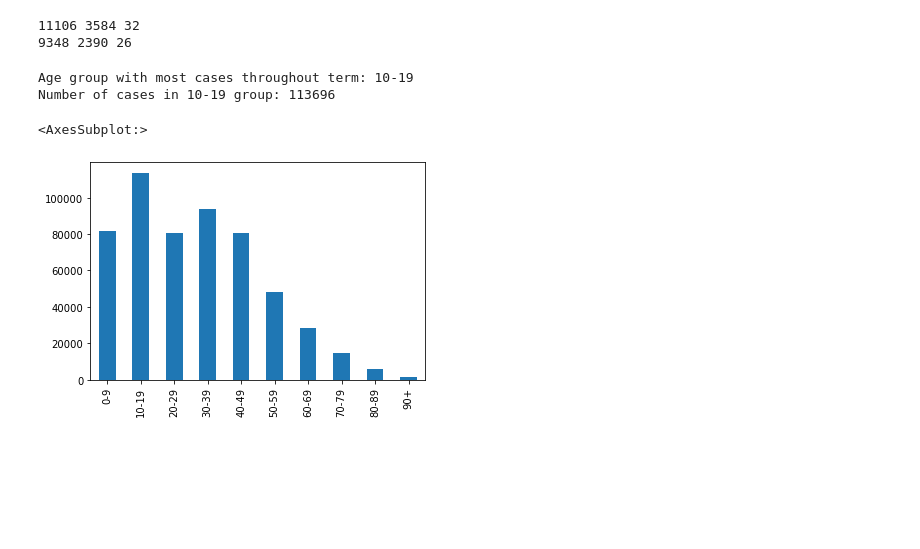
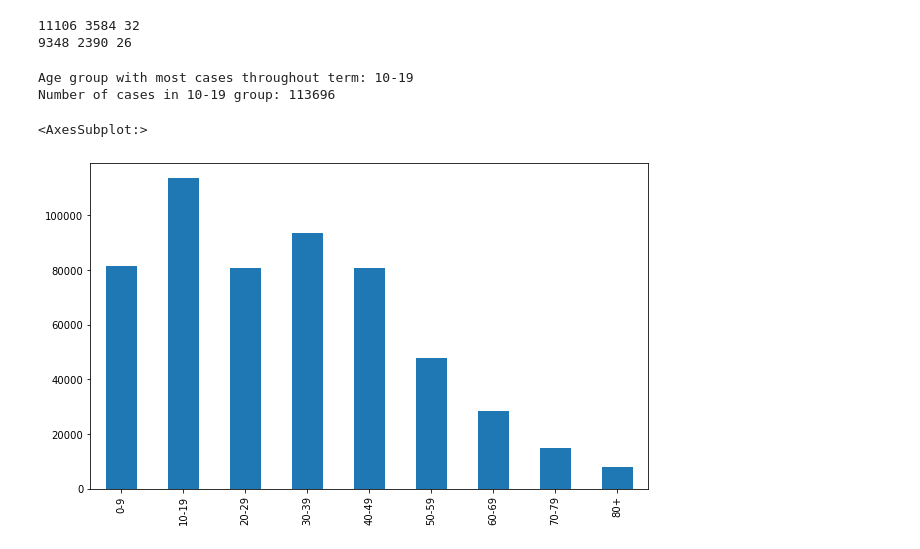
Before and after one commit to amanjit-gill-data/onsite-education-covid, a Jupyter notebook: project.ipynb, the cells around one changed output. Cells and saved outputs as stored; diff of their text form; code cells hidden in the pictures; blank space fills up the shorter version.

Commit message:
Complete most graphing

```diff
--- a/project.ipynb
+++ b/project.ipynb
@@ -3,6 +3,8 @@ import pandas as pd
 import numpy as np
 import xlrd
 from datetime import datetime
+
+FIGSIZE = [10, 6]
 # %%
 def clean_vic_df(age_file):
 
@@ -17,15 +19,14 @@ def clean_vic_df(age_file):
     # convert date strings to python datetime objects
     df['Date'] = pd.to_datetime(df['Date'])
 
-    # retain only dates from 1/1/22 to 4/4/22
-    start_date = datetime(2022, 1, 1)
-    end_date = datetime(2022, 4, 8)
-
-    df = df[(df['Date'] >= start_date) & (df['Date'] <= end_date)]
-
     # combine duplicate dates; add male and female cases
     df = df.groupby('Date').sum()
     df['Cases'] = df['Cases_Male'] + df['Cases_Female']
+
+    # retain only dates from 1/1/22 to 8/4/22
+    start_vic = datetime(2022, 1, 1)
+    end_vic = datetime(2022, 4, 8)
+    df = df[start_vic:end_vic]
 
     # drop male and female cases; no longer needed
     df.drop(['Cases_Male', 'Cases_Female'], axis=1, inplace=True)
@@ -37,6 +38,8 @@ def clean_vic_df(age_file):
 
     return df
 # %%
+# VIC CASES
+
 age_files = ['0-9', '10-19', '20-29', '30-39', '40-49', '50-59', '60-69', '70-79', '80-89', '90+']
 
 df_vic = pd.DataFrame()
@@ -44,8 +47,11 @@ df_vic = pd.DataFrame()
 for file in age_files:
     df_vic = pd.concat([df_vic, clean_vic_df(file)], axis=1)
 
+# combine 80-89 and 90+ to better match ABS age groups
+df_vic['80+'] = df_vic['80-89'] + df_vic['90+']
+df_vic.drop(['80-89', '90+'], axis=1, inplace=True)
+
 df_vic.to_csv(f'sources/clean/vic.csv')
 
-print(f'Expected rows: 98 | Actual rows: {df_vic.shape[0]}')
 df_vic.head()
 # %% [output]
@@ -181,18 +186,18 @@ df_pop
 # Q1 What percentage of new cases at start of term were children?
 # and what percentage of new cases at end of term were children?
 
-start = '2022-01-31'
-end = '2022-04-08'
+start_term = '2022-01-31'
+end_term = '2022-04-08'
 
-df_term = df_vic[start:end]
+df_term = df_vic[start_term:end_term]
 
-all_start = df_term.loc[start].sum()
-child_start = df_term.loc[start, '0-9'] + df_term.loc[start, '10-19']
+all_start = df_term.loc[start_term].sum()
+child_start = df_term.loc[start_term, '0-9'] + df_term.loc[start_term, '10-19']
 percent_start = round(child_start/all_start * 100)
 print(all_start, child_start, percent_start)
 
-all_end = df_term.loc[end].sum()
-child_end = df_term.loc[end, '0-9'] + df_term.loc[end, '10-19']
+all_end = df_term.loc[end_term].sum()
+child_end = df_term.loc[end_term, '0-9'] + df_term.loc[end_term, '10-19']
 percent_end = round(child_end/all_end * 100)
 print(all_end, child_end, percent_end)
 # %% [output]
@@ -201,19 +206,19 @@ print(all_end, child_end, percent_end)
 # %%
 # Q2 Which age group had the most new cases throughout the term?
 # answer: calc, illustrate with graph (bar)
 
 age_group_max = df_term.sum().idxmax()
 max_cases = df_term.sum().max()
 
 print(f'Age group with most cases throughout term: {age_group_max}')
 print(f'Number of cases in {age_group_max} group: {max_cases}')
 
-df_term.sum().plot(kind='bar')
+df_term.sum().plot(kind='bar', figsize=FIGSIZE)
 # %% [output]
 Age group with most cases throughout term: 10-19
 Number of cases in 10-19 group: 113696
 <AxesSubplot:>
-[figure, old version]
+[figure, new version]
 # %%
 # Q3 How did case numbers compare to population proportion throughout term?
 # ans graph1 showing ratio of cases to age group population, for all age groups
```
Also changed, not shown: parts of 7 cells of this notebook, 3 other files.
